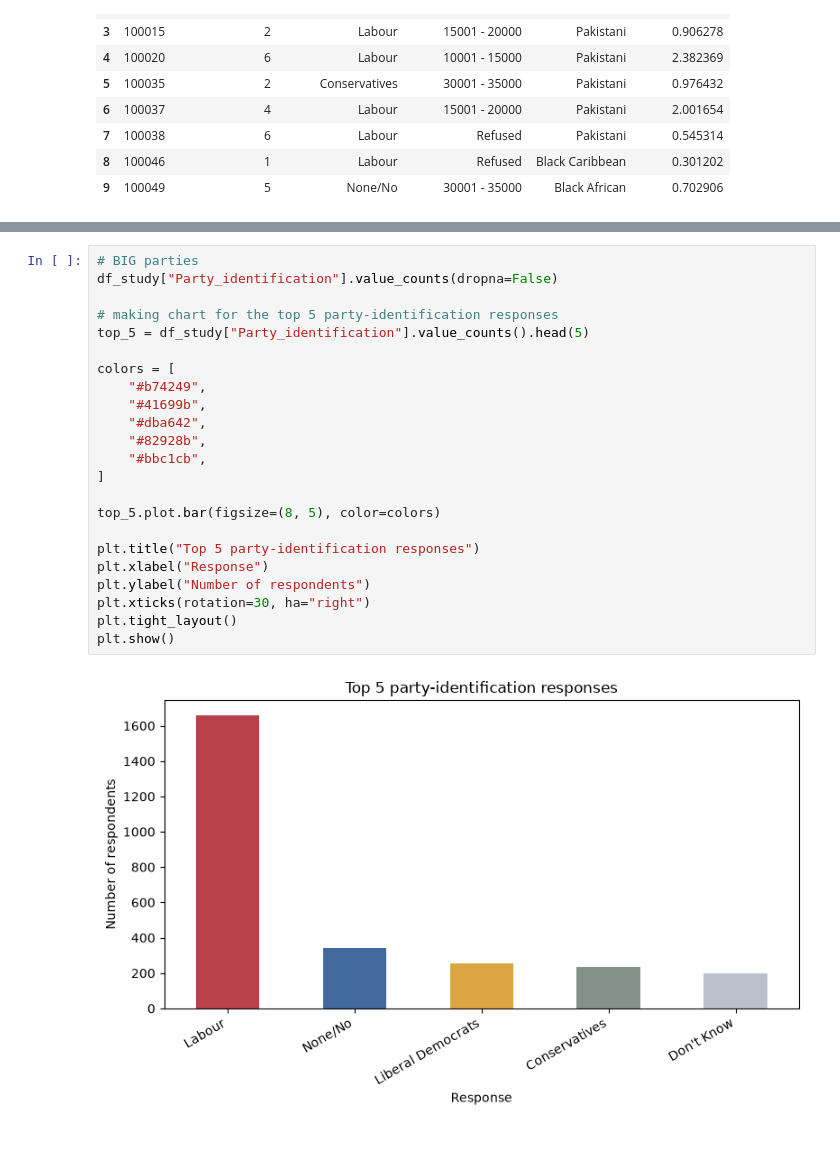
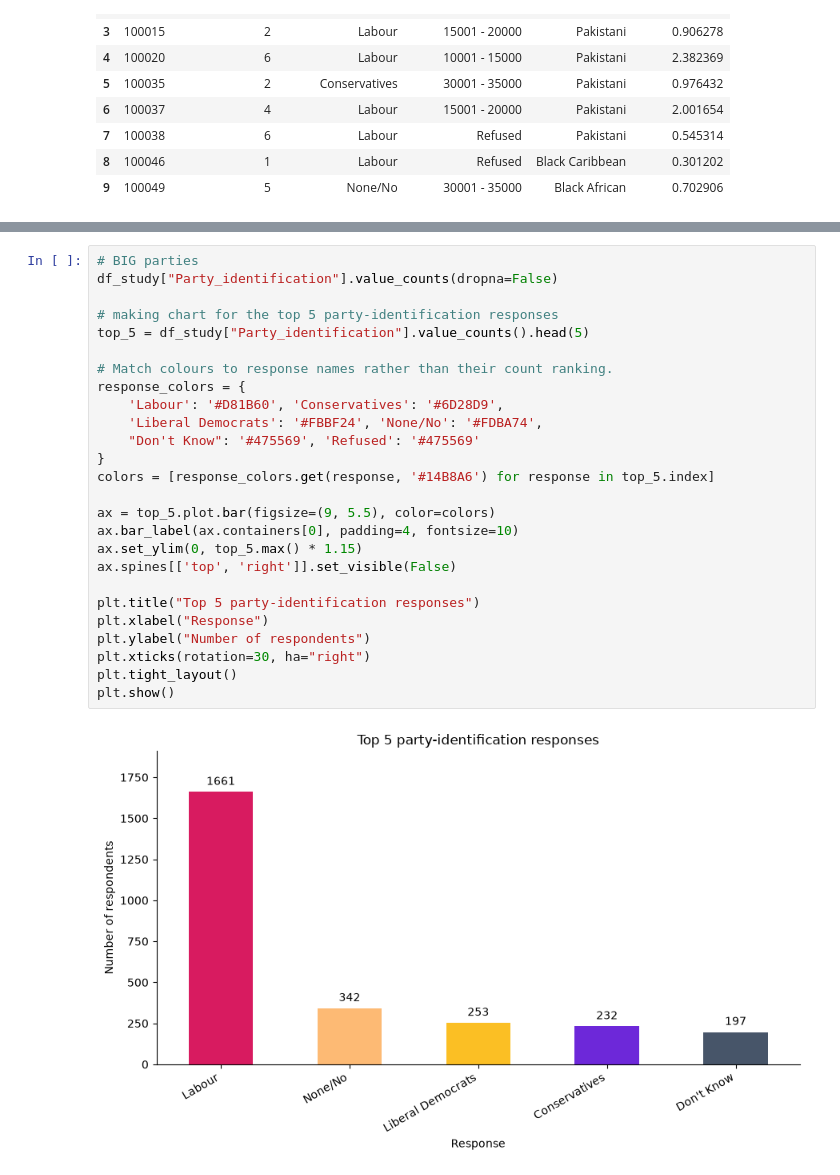
Before and after one commit to ali112-akbar/CaseStudy, a Jupyter notebook: UKDA-6970-stata/case_study.ipynb, the cells around one changed output, grey strips where cells are left out. Cells and saved outputs as stored; diff of their text form; blank space fills up the shorter version.

```diff
--- a/UKDA-6970-stata/case_study.ipynb
+++ b/UKDA-6970-stata/case_study.ipynb
@@ -183,28 +491,31 @@ Saved 2,787 rows to: C:\Users\akbar\Documents\MAYERFIELD\df_study.csv
 # %%
 # BIG parties
 df_study["Party_identification"].value_counts(dropna=False)
 
 # making chart for the top 5 party-identification responses
 top_5 = df_study["Party_identification"].value_counts().head(5)
 
-colors = [
-    "#b74249",
-    "#41699b",
-    "#dba642",
-    "#82928b",
-    "#bbc1cb",
-]
+# Match colours to response names rather than their count ranking.
+response_colors = {
+    'Labour': '#D81B60', 'Conservatives': '#6D28D9',
+    'Liberal Democrats': '#FBBF24', 'None/No': '#FDBA74',
+    "Don't Know": '#475569', 'Refused': '#475569'
+}
+colors = [response_colors.get(response, '#14B8A6') for response in top_5.index]
 
-top_5.plot.bar(figsize=(8, 5), color=colors)
+ax = top_5.plot.bar(figsize=(9, 5.5), color=colors)
+ax.bar_label(ax.containers[0], padding=4, fontsize=10)
+ax.set_ylim(0, top_5.max() * 1.15)
+ax.spines[['top', 'right']].set_visible(False)
 
 plt.title("Top 5 party-identification responses")
 plt.xlabel("Response")
 plt.ylabel("Number of respondents")
 plt.xticks(rotation=30, ha="right")
 plt.tight_layout()
 plt.show()
 # %% [output]
-[figure, old version]
+[figure, new version]
 # %%
 # Making vissualizations
 
```
Also changed, not shown: parts of 13 cells of this notebook, 13 other files.
